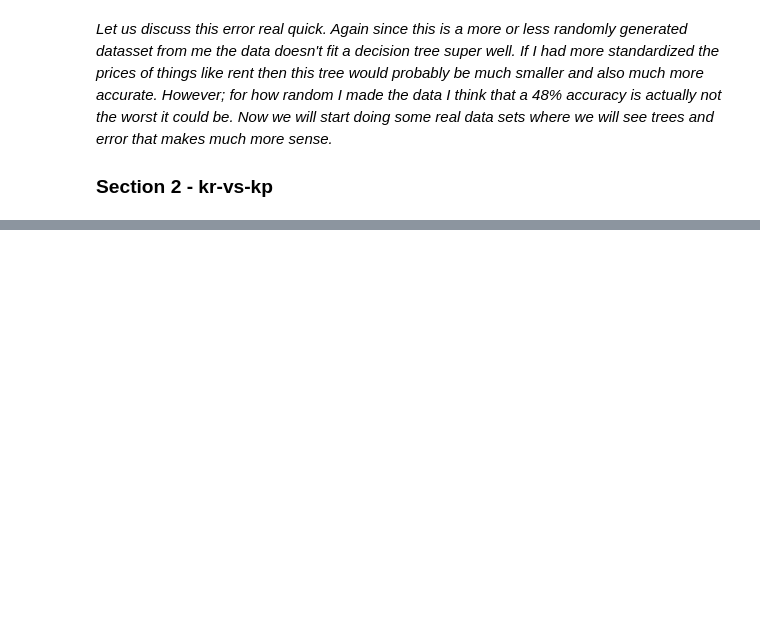
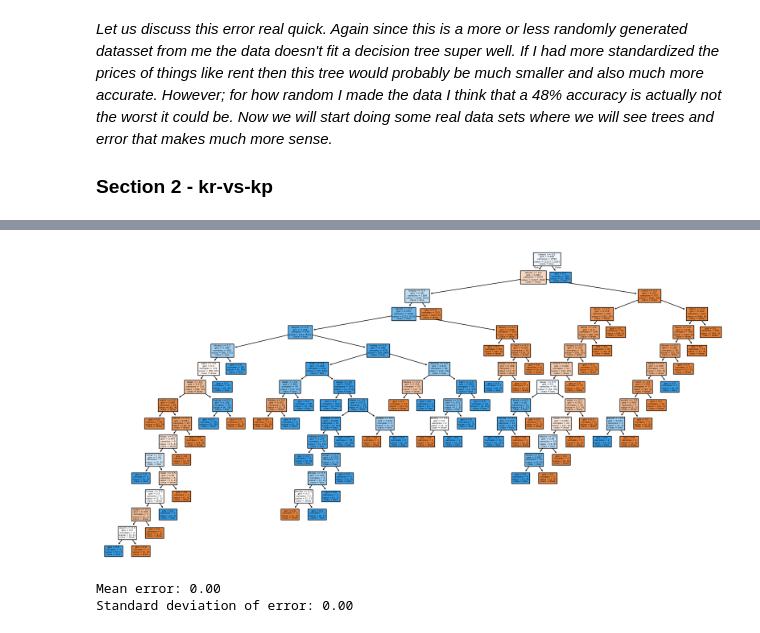
Before and after one commit to jaquiavas/DesicionTreeHW2, a Jupyter notebook: main.ipynb, the cells around one changed output, grey strips where cells are left out. Saved outputs shown, nothing was run; the diff lists cells and outputs as text; code cells hidden in the pictures; blank space fills up the shorter version.

```diff
--- a/main.ipynb
+++ b/main.ipynb
@@ -96,3 +100,9 @@ Standard deviation of error: 0.17
 *Let us discuss this error real quick. Again since this is a more or less randomly generated datasset from me the data doesn't fit a decision tree super well. If I had more standardized the prices of things like rent then this tree would probably be much smaller and also much more accurate. However; for how random I made the data I think that a 48% accuracy is actually not the worst it could be. Now we will start doing some real data sets where we will see trees and error that makes much more sense.*
 
 ### Section 2 - kr-vs-kp
+# %%
+sec2_data = arff.loadarff('dataset_3_kr-vs-kp.arff')
+
+sec2_df = pd.DataFrame(sec2_data[0])
+
+print(sec2_df.head())
@@ -98,0 +125,7 @@ Standard deviation of error: 0.17
+# %%
+#This is really dirty data, so we need to clean it up
+
+#They are in byte string format so we need to decode them using the pandas applymap function
+sec2_df = sec2_df.map(lambda x: x.decode('utf-8') if isinstance(x, bytes) else x)
+
+print(sec2_df.head())
@@ -98,0 +148,47 @@ Standard deviation of error: 0.17
+# %%
+#We do not need to worry about missing attributes because the data providers have already told us that there
+#are no missing attributes
+
+#We need to encode the categorical data
+from sklearn.model_selection import train_test_split
+from sklearn.preprocessing import LabelEncoder
+
+le = LabelEncoder()
+
+for col in sec2_df.columns:
+    sec2_df[col] = le.fit_transform(sec2_df[col])
+
+#we are encoded so now it is time to split the data
+X = sec2_df.drop('class', axis=1)
+y = sec2_df['class']
+
+#splitting into training and testing sets
+X_train, X_test, y_train, y_test = train_test_split(X, y, test_size=0.2, random_state=42)
+
+clf = tree.DecisionTreeClassifier(random_state=42)
+
+#fit the tree and display it
+clf.fit(X_train, y_train)
+plt.figure(figsize=(20,10))
+tree.plot_tree(clf, feature_names=X.columns, class_names=['draw', 'loss', 'win'], filled=True)
+plt.show()
+# %% [output]
+[figure, added]
+# %%
+# Perform KFold cross-validation
+kf = KFold(n_splits=10, shuffle=True, random_state=42)
+
+errors = []
+
+for i in range(10):
+    scores = cross_val_score(clf, X, y, cv=kf, scoring='accuracy')
+    errors.append(1 - scores)
+
+mean_error = np.mean(errors)
+std_error = np.std(errors)
+
+print(f'Mean error: {mean_error:.2f}')
+print(f'Standard deviation of error: {std_error:.2f}')
+# %% [output]
+Mean error: 0.00
+Standard deviation of error: 0.00
```
Also changed, not shown: parts of 11 cells of this notebook, 2 other files.
